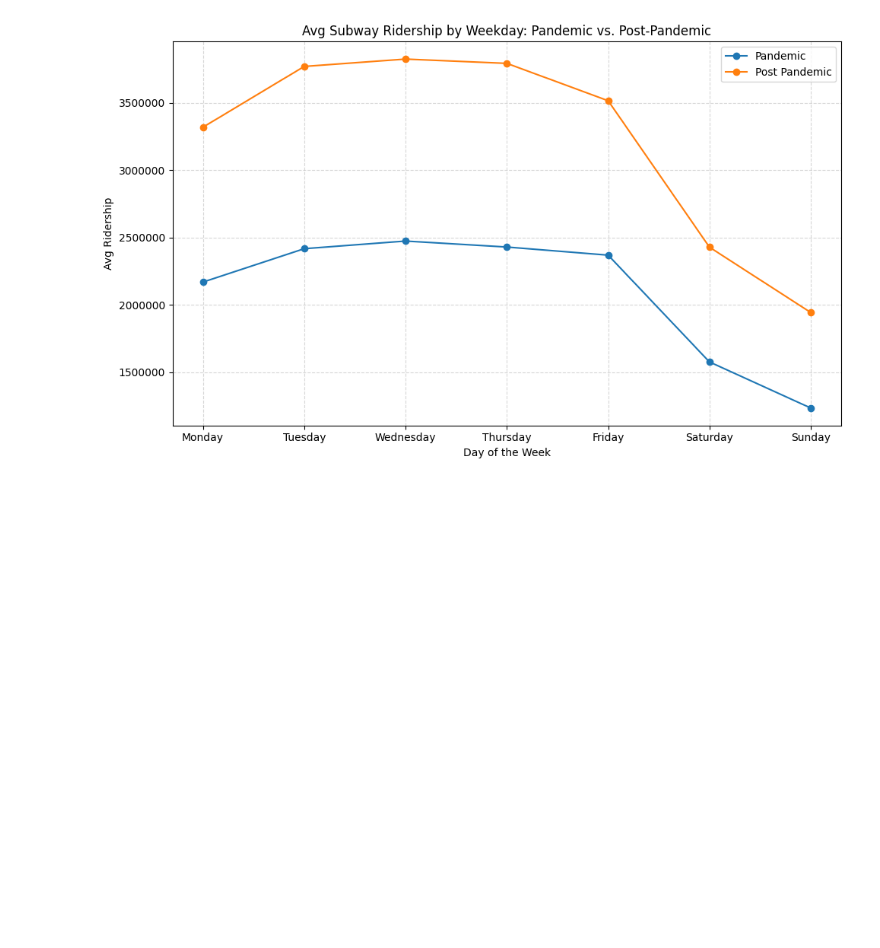
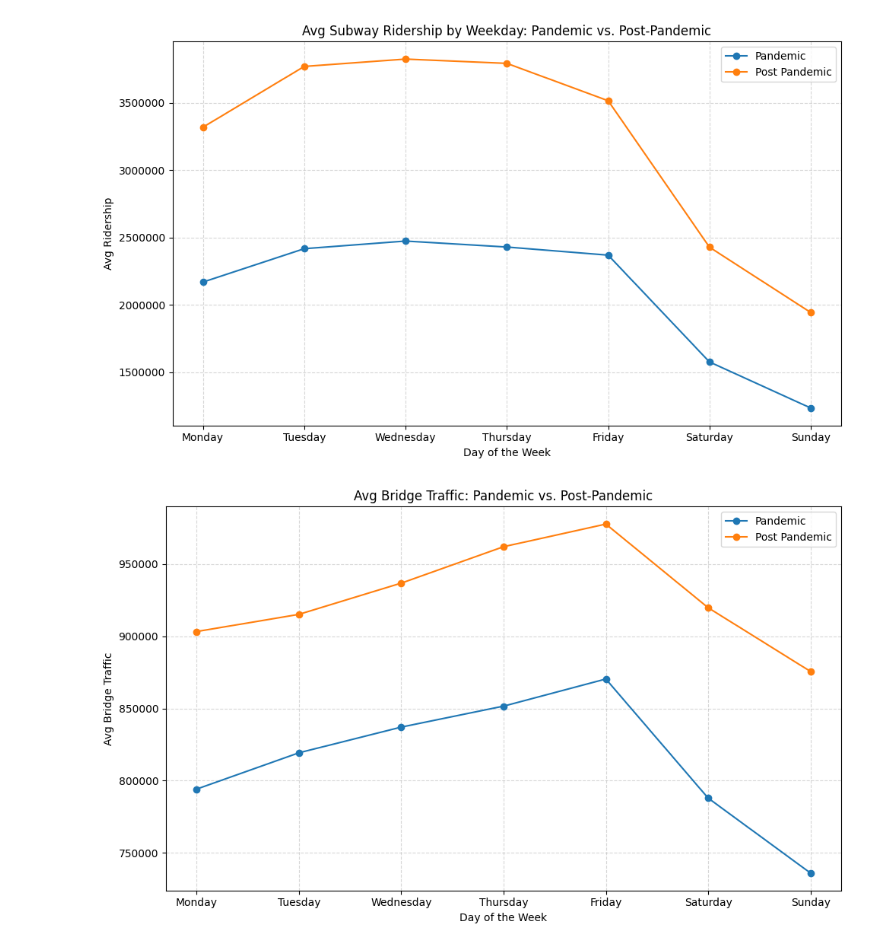
Before and after one commit to Reggie-Amedee-Tech/phase_1_project, a Jupyter notebook: notebooks/Reggie_eda.ipynb, the cells around one changed output. Saved outputs shown, nothing was run; the diff lists cells and outputs as text; code cells hidden in the pictures; blank space fills up the shorter version.

Commit message:
added another visualization showing avg bridge and toll traffic pre and post pandemic

```diff
--- a/notebooks/Reggie_eda.ipynb
+++ b/notebooks/Reggie_eda.ipynb
@@ -44,3 +62,26 @@ plt.tight_layout()
 plt.show()
 # %% [output]
 [figure]
+# %%
+fig, ax = plt.subplots(figsize=(10, 6))
+
+ax.yaxis.get_major_formatter().set_scientific(False)
+ax.yaxis.get_major_formatter().set_useOffset(False)
+
+
+grouped_pandemic_data = pandemic_data.groupby("day")["bridges_and_tunnels_total_traffic"].mean().reindex(week_order)
+grouped_post_pandemic_data = post_pandemic_data.groupby("day")["bridges_and_tunnels_total_traffic"].mean().reindex(week_order)
+
+grouped_pandemic_data.plot(kind="line", marker='o',ax=ax, figsize=(10, 6), label="Pandemic")
+grouped_post_pandemic_data.plot(kind="line", marker='o',ax=ax, figsize=(10, 6), label="Post Pandemic")
+
+plt.title("Avg Bridge Traffic: Pandemic vs. Post-Pandemic")
+plt.xlabel("Day of the Week")
+plt.ylabel("Avg Bridge Traffic")
+plt.legend()
+plt.grid(True, linestyle="--", alpha=0.5)
+
+plt.tight_layout()
+plt.show()
+# %% [output]
+[figure, added]
```
Also changed, not shown: parts of 1 cell of this notebook.
